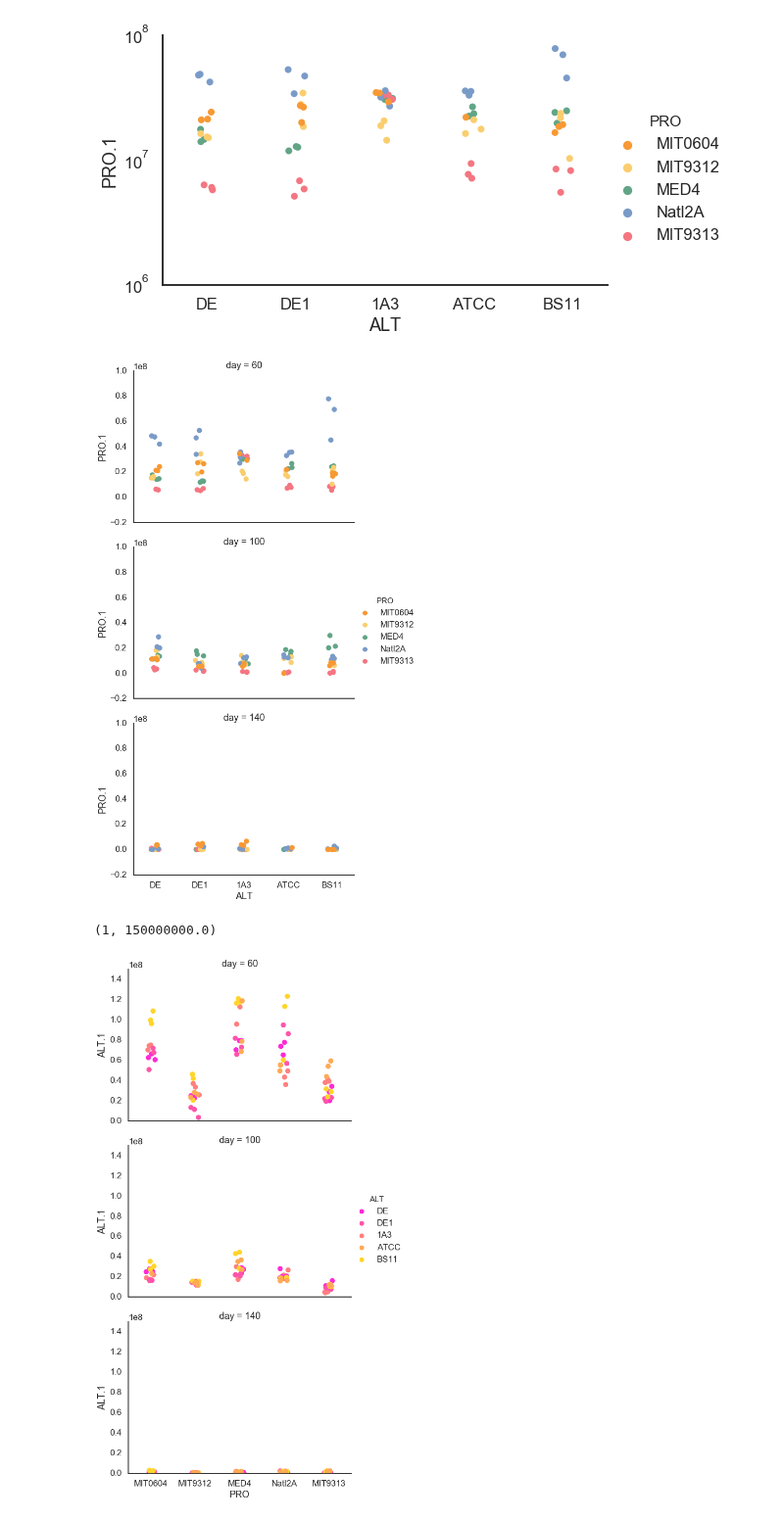
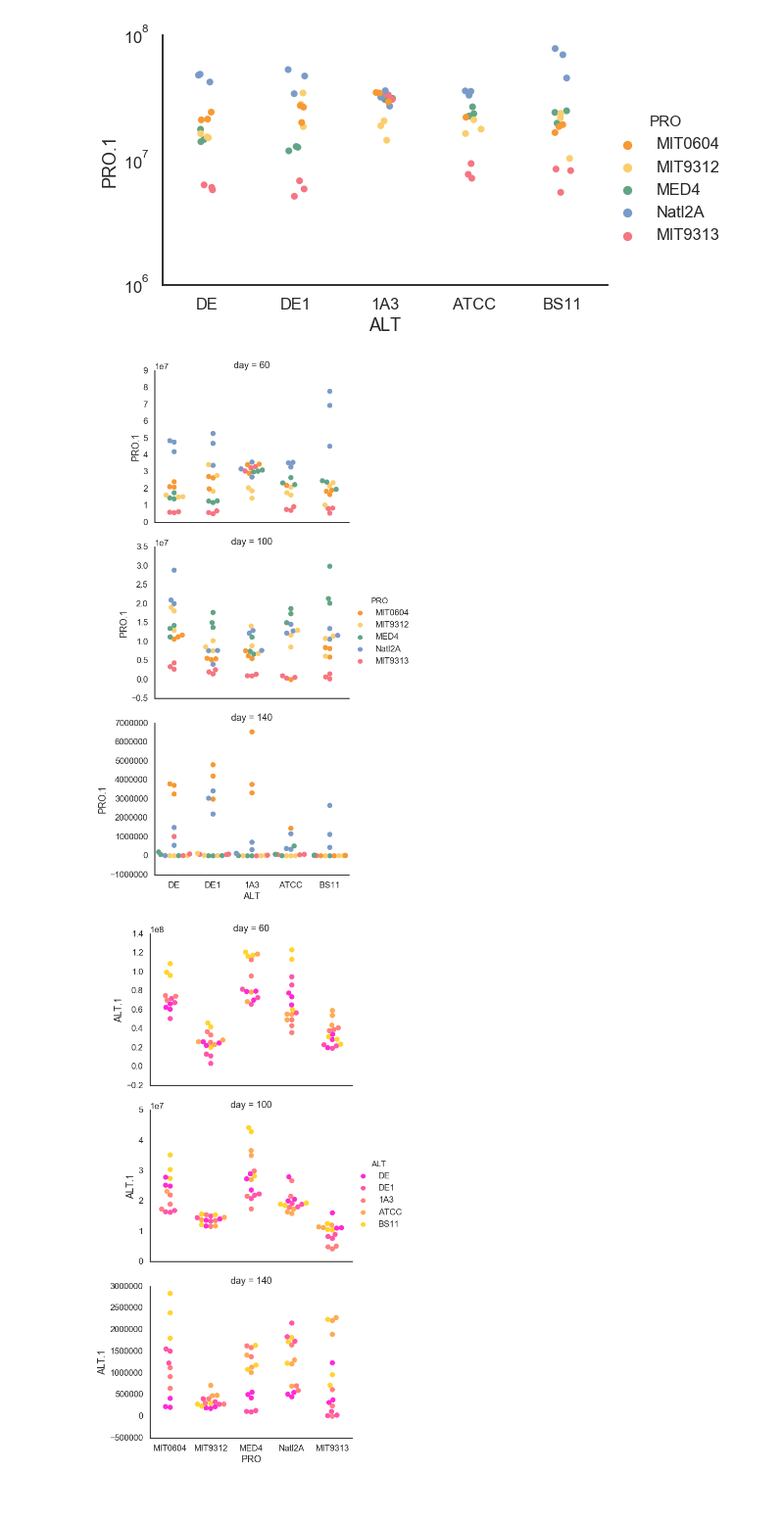
Before and after one commit to wosnat/ccpa, a Jupyter notebook: ccpa_paper_dec_2019-FCM.ipynb, the cells around one changed output. Shown at 98% size. Saved outputs shown, nothing was run; the diff lists cells and outputs as text; code cells hidden in the pictures.

```diff
--- a/ccpa_paper_dec_2019-FCM.ipynb
+++ b/ccpa_paper_dec_2019-FCM.ipynb
@@ -91,6 +90,8 @@ df.head()
 | 2 | MED4 | 1A3 | 1C | 1.121335e+07 | 1.742056e+07 | exp1 | 100 |
 | 3 | MIT9313 | 1A3 | 2A | 1.415617e+06 | 5.134250e+06 | exp1 | 100 |
 | 4 | MIT9313 | 1A3 | 2B | 1.018640e+06 | 4.885134e+06 | exp1 | 100 |
+# %%
+df.dropna(axis=0, subset=['PRO', 'ALT'], inplace=True)
 # %%
 for c in df.columns:
     if c in ['PRO.1', 'ALT.1']:
@@ -247,28 +268,33 @@ g = sns.catplot(data=df.loc[df.experiment=='exp1'],
                 s=10,
                 #kind='swarm',
                 row='day',
+                sharey=False,
+               #facet_kws=dict(sharey=False)
+                kind='swarm',
                )
 #g.set(yscale='log')
 #plt.ylim((1,1.5e8))
 #for lh in g._legend.legendHandles:
 #    lh.set_sizes([70])
 # %% [output]
-[figure, old version]
+[figure, new version]
 # %%
 g = sns.catplot(data=df.loc[df.experiment=='exp1'],
           x='PRO', y='ALT.1',
                 hue='ALT',
                 aspect=1.5,
                 hue_order=aorder,
                order=porder,
                 palette=apallete,
                 s=10,
                 row='day',
+                sharey=False,
+                kind='swarm',
+
                )
-plt.ylim((1,1.5e8))
+#plt.ylim((1,1.5e8))
 #g.set(yscale='log')
 #for lh in g._legend.legendHandles:
 #    lh.set_sizes([70])
 # %% [output]
-(1, 150000000.0)
-[figure, old version]
+[figure, new version]
```
Also changed, not shown: parts of 11 cells of this notebook, 7 other files.
